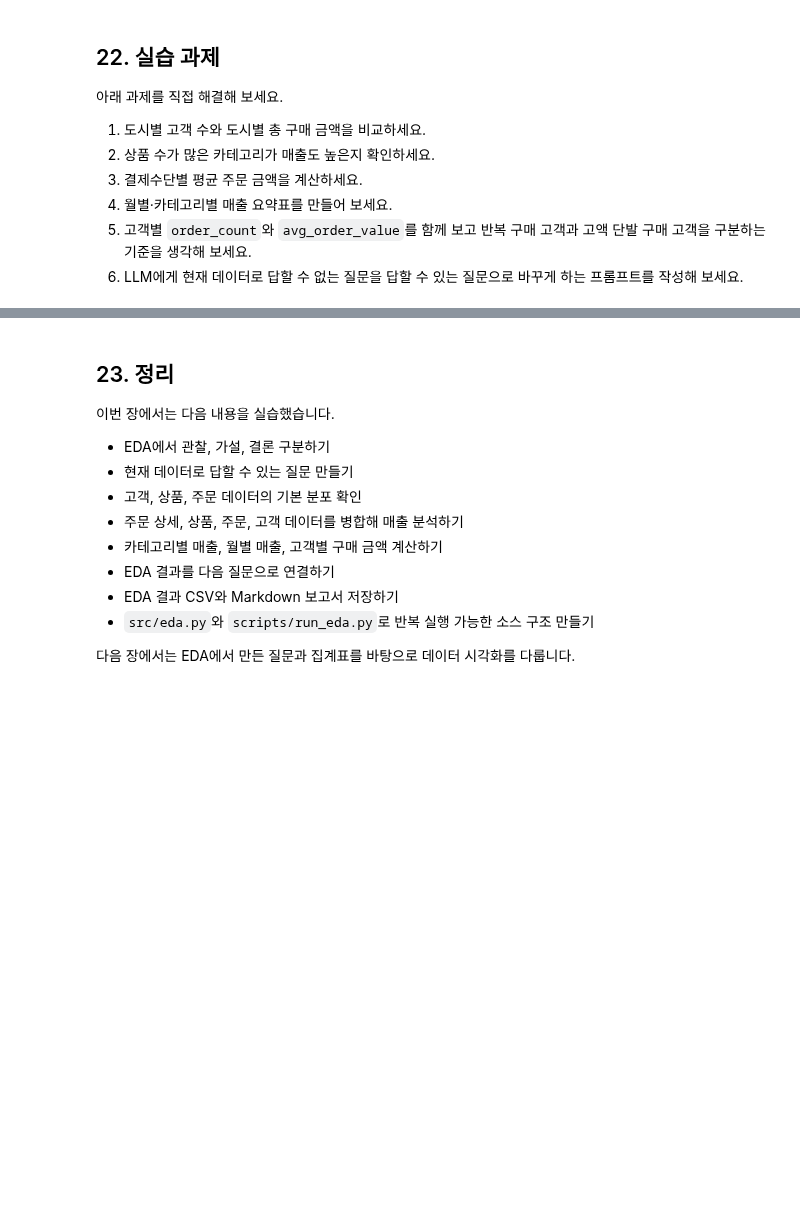
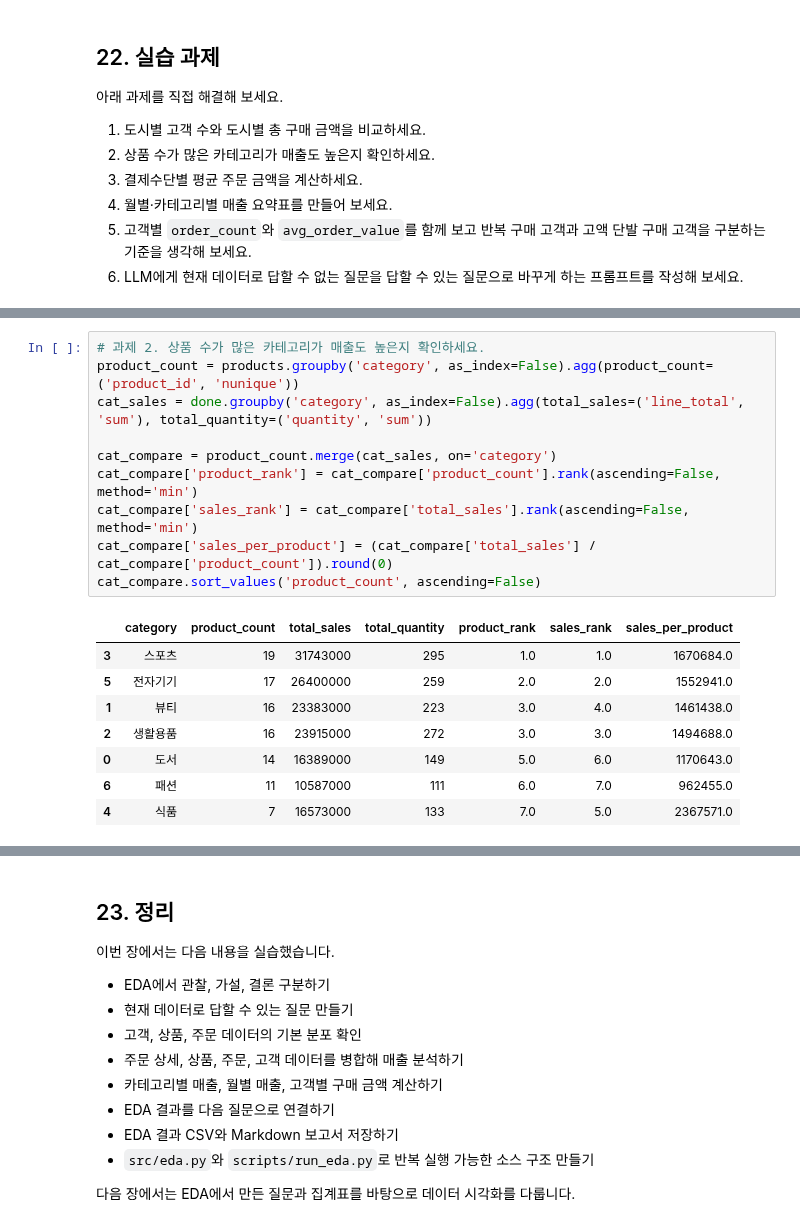
Before and after one commit to Jiwon0712/llm-data-analysis-study, a Jupyter notebook: chapter06/chapter06.ipynb, the cells around one changed output, grey strips where cells are left out. Drawn from its saved outputs; the diff is of its cells as text; blank space fills up the shorter version.

```diff
--- a/chapter06/chapter06.ipynb
+++ b/chapter06/chapter06.ipynb
@@ -563,0 +793,19 @@ category,total_quantity,total_sales,sales_ratio
+# %%
+# 과제 2. 상품 수가 많은 카테고리가 매출도 높은지 확인하세요.
+product_count = products.groupby('category', as_index=False).agg(product_count=('product_id', 'nunique'))
+cat_sales = done.groupby('category', as_index=False).agg(total_sales=('line_total', 'sum'), total_quantity=('quantity', 'sum'))
+
+cat_compare = product_count.merge(cat_sales, on='category')
+cat_compare['product_rank'] = cat_compare['product_count'].rank(ascending=False, method='min')
+cat_compare['sales_rank'] = cat_compare['total_sales'].rank(ascending=False, method='min')
+cat_compare['sales_per_product'] = (cat_compare['total_sales'] / cat_compare['product_count']).round(0)
+cat_compare.sort_values('product_count', ascending=False)
+# %% [output]
+|  | category | product_count | total_sales | total_quantity | product_rank | sales_rank | sales_per_product |
+| 3 | 스포츠 | 19 | 31743000 | 295 | 1.0 | 1.0 | 1670684.0 |
+| 5 | 전자기기 | 17 | 26400000 | 259 | 2.0 | 2.0 | 1552941.0 |
+| 1 | 뷰티 | 16 | 23383000 | 223 | 3.0 | 4.0 | 1461438.0 |
+| 2 | 생활용품 | 16 | 23915000 | 272 | 3.0 | 3.0 | 1494688.0 |
+| 0 | 도서 | 14 | 16389000 | 149 | 5.0 | 6.0 | 1170643.0 |
+| 6 | 패션 | 11 | 10587000 | 111 | 6.0 | 7.0 | 962455.0 |
+| 4 | 식품 | 7 | 16573000 | 133 | 7.0 | 5.0 | 2367571.0 |
```
Also changed, not shown: parts of 38 cells of this notebook.
